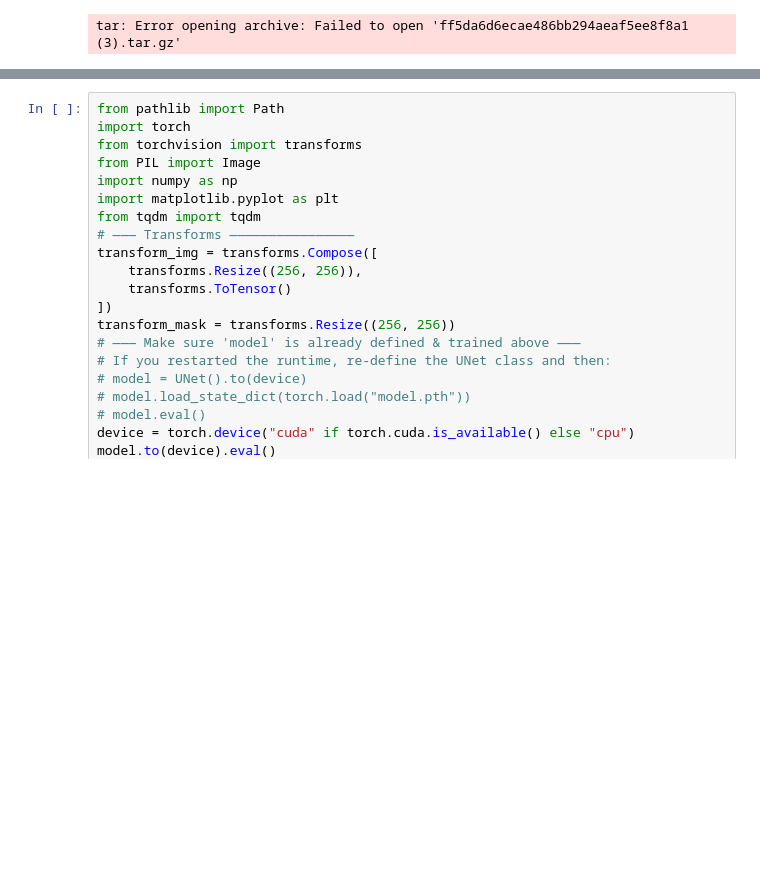
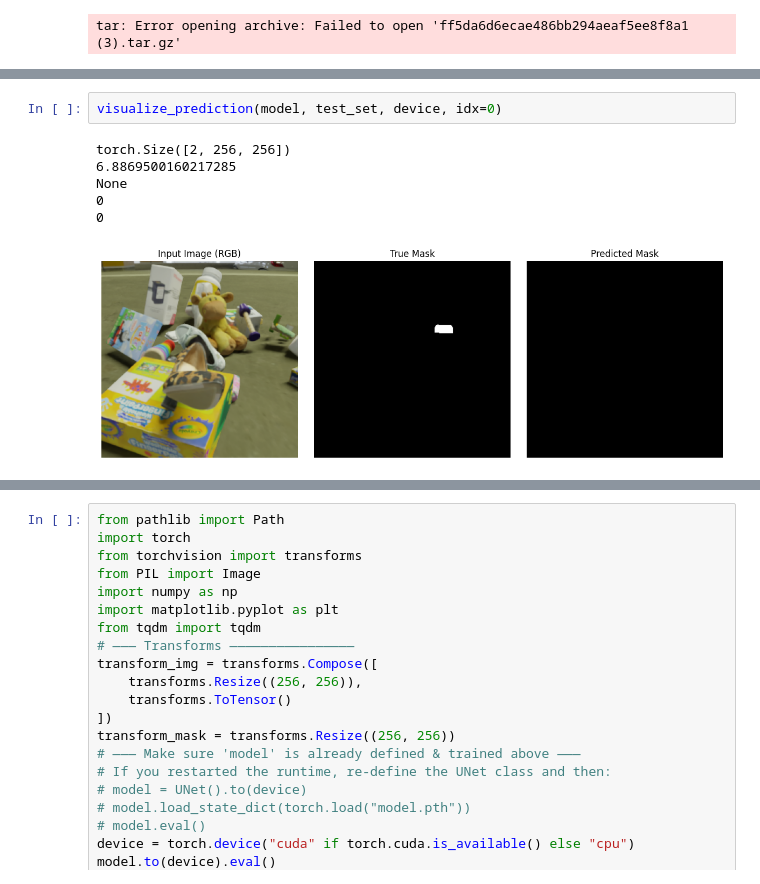
Before and after one commit to Gandledore/LLNL-DSC2025-FrameShift, a Jupyter notebook: Task_1_1_Modal_to_Amodal_Baseline.ipynb, the cells around one changed output, grey strips where cells are left out. Saved outputs shown, nothing was run; the diff lists cells and outputs as text; blank space fills up the shorter version.

Commit message:
Working up to visualization, maybe?

```diff
--- a/Task_1_1_Modal_to_Amodal_Baseline.ipynb
+++ b/Task_1_1_Modal_to_Amodal_Baseline.ipynb
@@ -158,3 +172,12 @@ def visualize_prediction(model, dataset, device, idx=0):
+# %%
+visualize_prediction(model, test_set, device, idx=0)
+# %% [output]
+torch.Size([2, 256, 256])
+6.8869500160217285
+None
+0
+0
+[figure, added]
 # %%
 root_path = Path(fr"content")
 dataset = RGBAtoSegmentationDataset(root_path)
```
Also changed, not shown: parts of 5 cells of this notebook.
